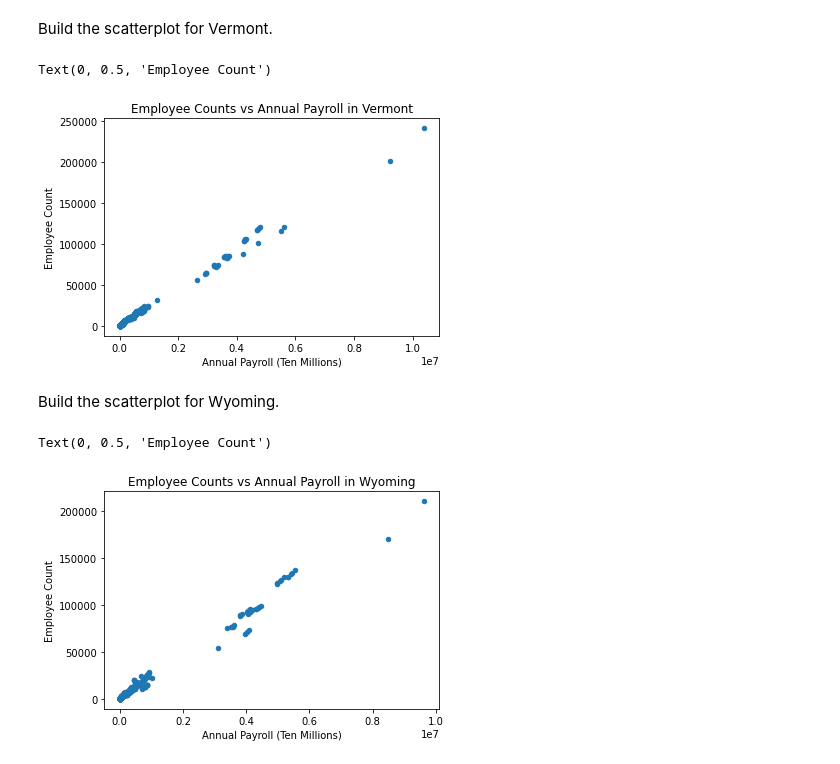
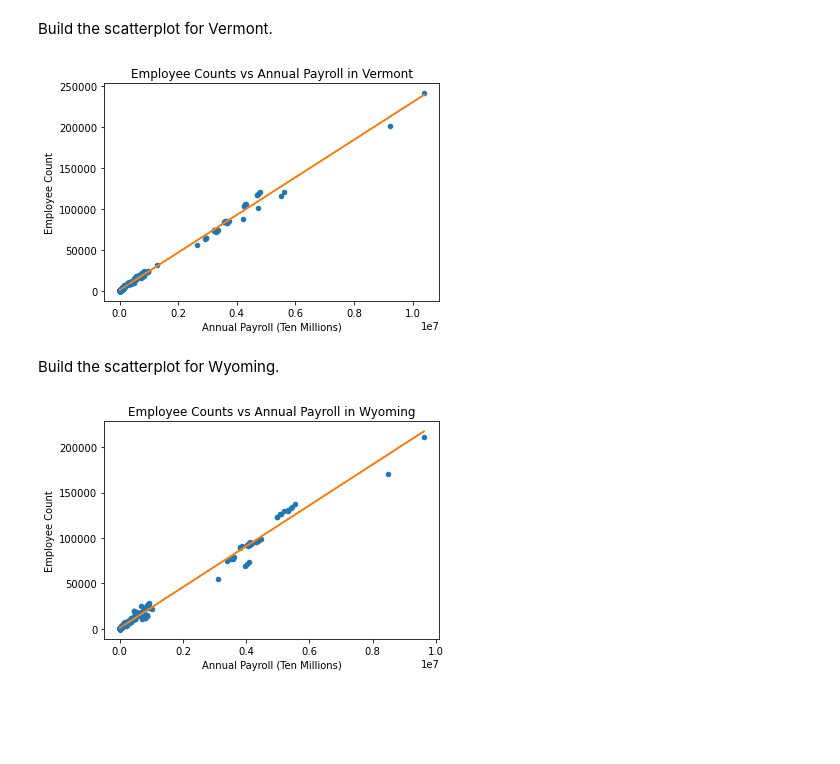
Before and after one commit to ryan-shell/VisualizationsAssessment, a Jupyter notebook: VisualizationsCode.ipynb, the cells around one changed output. Drawn from its saved outputs; the diff is of its cells as text; code cells hidden in the pictures; blank space fills up the shorter version.

```diff
--- a/VisualizationsCode.ipynb
+++ b/VisualizationsCode.ipynb
@@ -250,15 +250,25 @@ Build the scatterplot for Vermont.
 axEmpVM = dfMergedEmpVM.plot(title = "Employee Counts vs Annual Payroll in Vermont", kind = "scatter", x = "PAYANN", y = "EMP")
 axEmpVM.set_xlabel('Annual Payroll (Ten Millions)')
 axEmpVM.set_ylabel('Employee Count')
+xVM = dfMergedEmpVM["PAYANN"]
+yVM = dfMergedEmpVM["EMP"]
+mVM, bVM = np.polyfit(xVM, yVM, 1)
+plt.plot(xVM, yVM, '.')
+plt.plot(xVM, bVM + mVM * xVM, '-')
+plt.show()
 # %% [output]
-Text(0, 0.5, 'Employee Count')
-[figure, old version]
+[figure, new version]
 # %% [markdown]
 Build the scatterplot for Wyoming.
 # %%
 axEmpWY = dfMergedEmpWY.plot(title = "Employee Counts vs Annual Payroll in Wyoming", kind = "scatter", x = "PAYANN", y = "EMP")
 axEmpWY.set_xlabel('Annual Payroll (Ten Millions)')
 axEmpWY.set_ylabel('Employee Count')
+xWY = dfMergedEmpWY["PAYANN"]
+yWY = dfMergedEmpWY["EMP"]
+mWY, bWY = np.polyfit(xWY, yWY, 1)
+plt.plot(xWY, yWY, '.')
+plt.plot(xWY, bWY + mWY * xWY, '-')
+plt.show()
 # %% [output]
-Text(0, 0.5, 'Employee Count')
-[figure, old version]
+[figure, new version]
```
